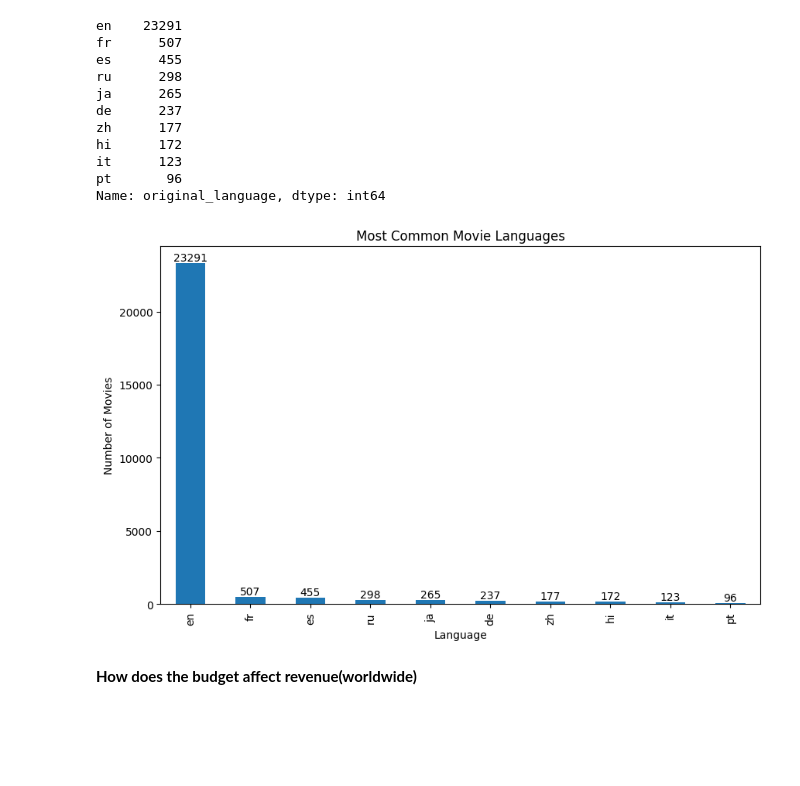
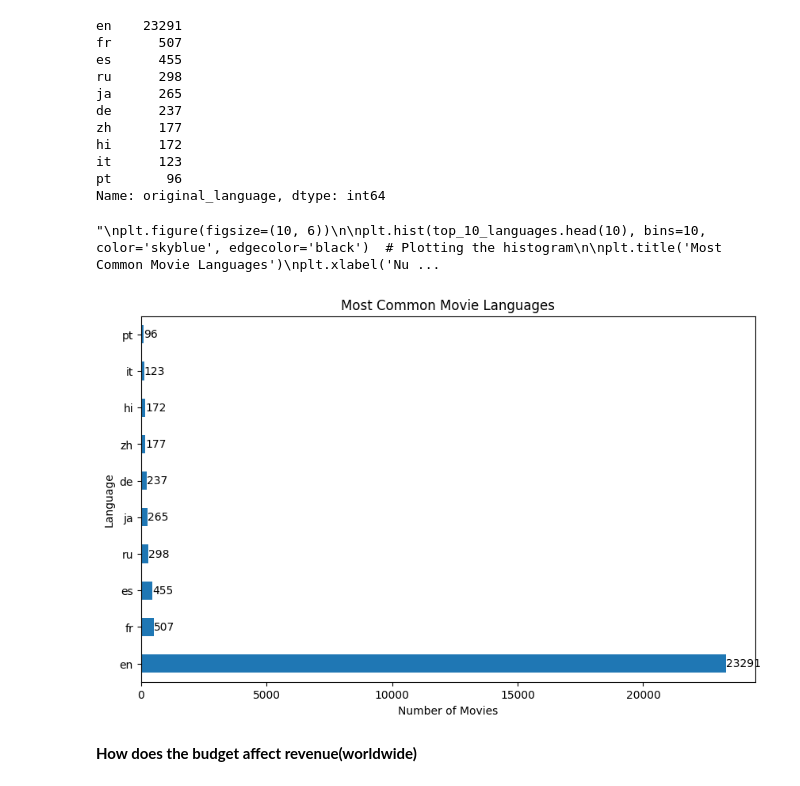
Before and after one commit to Mngambi/dsc-phase-1-project-v2-4, a Jupyter notebook: student.ipynb, the cells around one changed output. Saved outputs shown, nothing was run; the diff lists cells and outputs as text; code cells hidden in the pictures; blank space fills up the shorter version.

```diff
--- a/student.ipynb
+++ b/student.ipynb
@@ -332,18 +332,33 @@ it      123
 pt       96
 Name: original_language, dtype: int64
 # %%
+#bar chart
 plt.figure(figsize=(10, 6))
-top_10_languages.head(10).plot(kind='bar')
+top_10_languages.head(10).plot(kind='barh')  # Change kind='bar' to kind='barh' for a horizontal bar chart
 
 plt.title('Most Common Movie Languages')
-plt.xlabel('Language')
-plt.ylabel('Number of Movies')
+plt.xlabel('Number of Movies')
+plt.ylabel('Language')
 
 for i, value in enumerate(top_10_languages.head(10)):
-  plt.text(i, value + 1, str(value), ha='center', va='bottom')
+    plt.text(value + 1, i, str(value), ha='left', va='center')  # Adjust the text position for horizontal bars
+
+"""
+plt.figure(figsize=(10, 6))
+
+plt.hist(top_10_languages.head(10), bins=10, color='skyblue', edgecolor='black')  # Plotting the histogram
+
+plt.title('Most Common Movie Languages')
+plt.xlabel('Number of Movies')
+plt.ylabel('Frequency')
+
+plt.xticks(range(0, max(top_10_languages)+1, 5))  # Adjust x-axis ticks based on the data
+
 plt.show()
+"""
 # %% [output]
+"\nplt.figure(figsize=(10, 6))\n\nplt.hist(top_10_languages.head(10), bins=10, color='skyblue', edgecolor='black')  # Plotting the histogram\n\nplt.title('Most Common Movie Languages')\nplt.xlabel('Nu ...
-[figure, old version]
+[figure, new version]
 # %% [markdown]
 **How does the budget affect revenue(worldwide)**
 # %%
```
Also changed, not shown: parts of 4 cells of this notebook.
